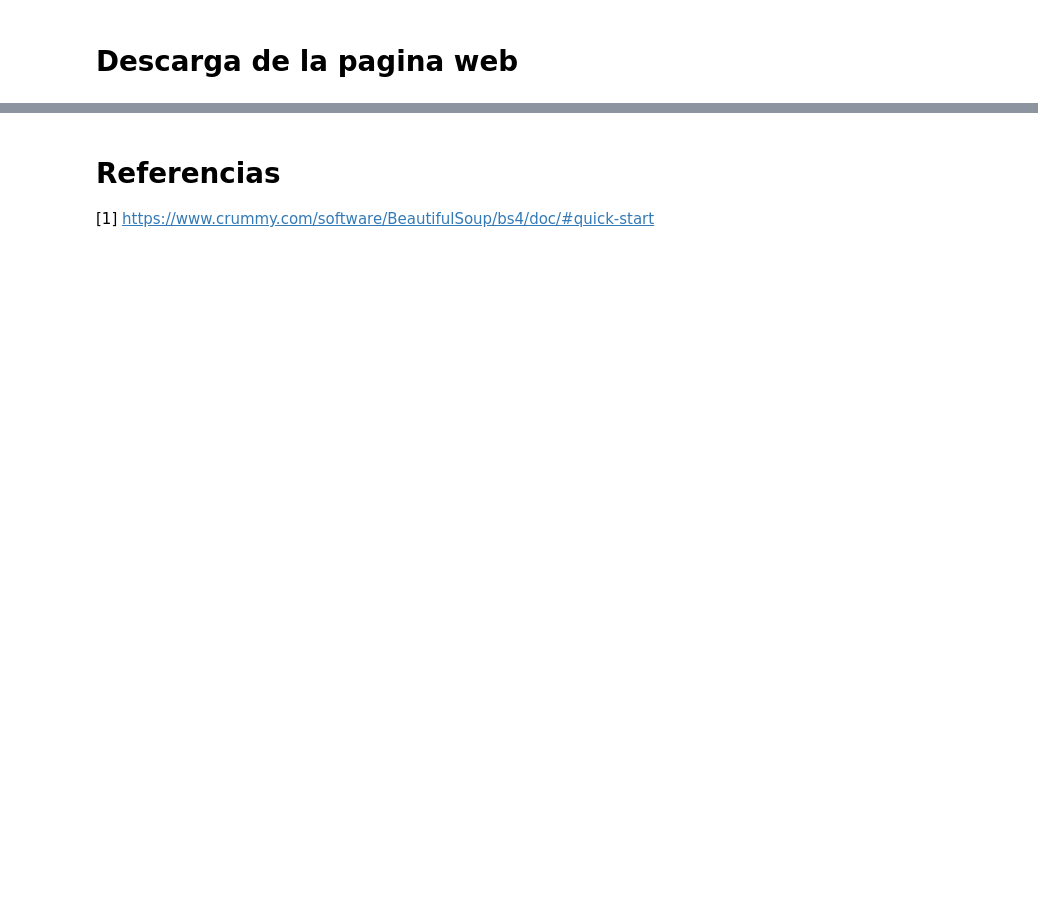
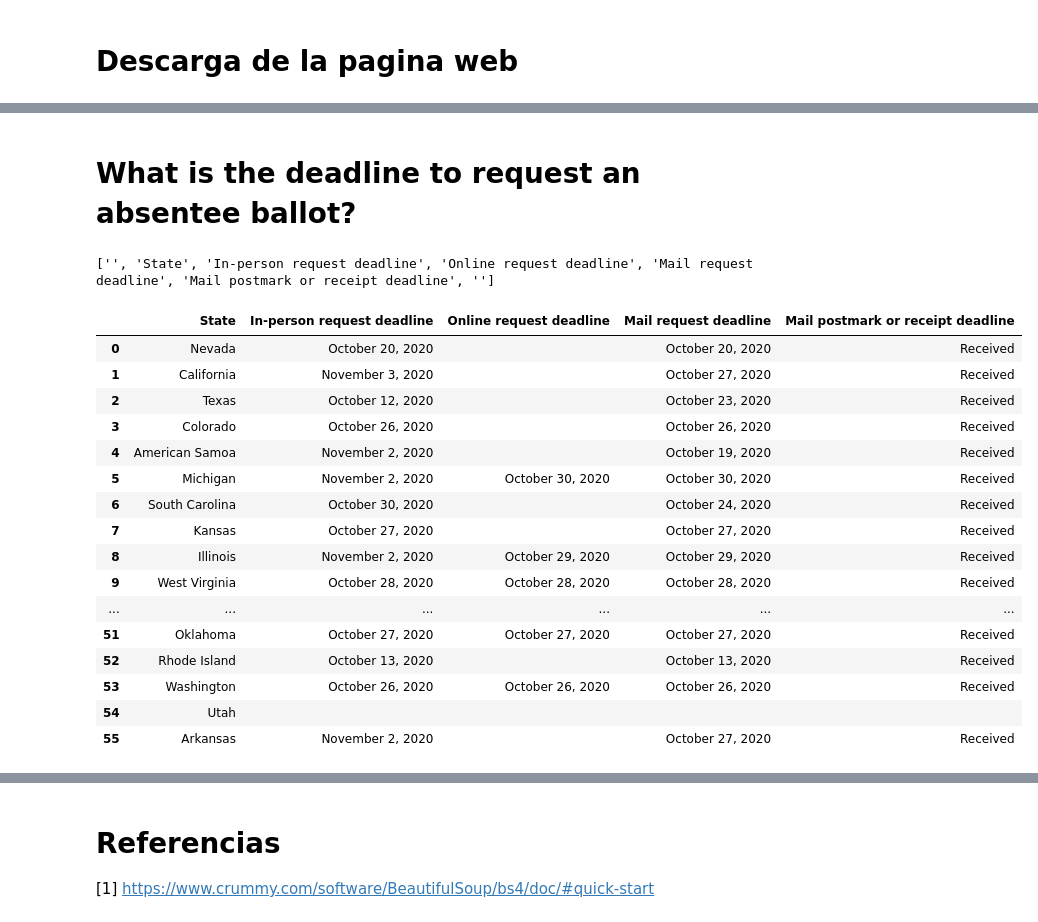
Before and after one commit to j-river1/Practica-1-de-Tipologia-y-ciclo-vida-datos, a Jupyter notebook: src/WebScrapping.ipynb, the cells around one changed output, grey strips where cells are left out. Cells and saved outputs as stored; diff of their text form; code cells hidden in the pictures; blank space fills up the shorter version.

```diff
--- a/src/WebScrapping.ipynb
+++ b/src/WebScrapping.ipynb
@@ -125,0 +737,38 @@ head
+# %% [markdown]
+# What is the deadline to request an absentee ballot?
+# %%
+table = soup2.find(lambda tag: tag.has_attr('id') and tag['id']=="AbsenteeDeadlines")
+rows = table.findAll(lambda tag: tag.name=='tr')
+
+tabla = []
+for i in range(len(rows)):
+  tabla.append(rows[i].get_text())
+
+tabla_aux = []
+for j in range(len(tabla)):
+  tabla_aux.append(tabla[j].split("\n"))
+
+
+column_names = tabla_aux.pop(0)
+df = pd.DataFrame(tabla_aux, columns=column_names)
+df4 = df[['State', 'In-person request deadline', 'Online request deadline', 'Mail request deadline', 'Mail postmark or receipt deadline']]
+df4
+# %% [output]
+['', 'State', 'In-person request deadline', 'Online request deadline', 'Mail request deadline', 'Mail postmark or receipt deadline', '']
+|  | State | In-person request deadline | Online request deadline | Mail request deadline | Mail postmark or receipt deadline |
+| 0 | Nevada | October 20, 2020 |  | October 20, 2020 | Received |
+| 1 | California | November 3, 2020 |  | October 27, 2020 | Received |
+| 2 | Texas | October 12, 2020 |  | October 23, 2020 | Received |
+| 3 | Colorado | October 26, 2020 |  | October 26, 2020 | Received |
+| 4 | American Samoa | November 2, 2020 |  | October 19, 2020 | Received |
+| 5 | Michigan | November 2, 2020 | October 30, 2020 | October 30, 2020 | Received |
+| 6 | South Carolina | October 30, 2020 |  | October 24, 2020 | Received |
+| 7 | Kansas | October 27, 2020 |  | October 27, 2020 | Received |
+| 8 | Illinois | November 2, 2020 | October 29, 2020 | October 29, 2020 | Received |
+| 9 | West Virginia | October 28, 2020 | October 28, 2020 | October 28, 2020 | Received |
+| ... | ... | ... | ... | ... | ... |
+| 51 | Oklahoma | October 27, 2020 | October 27, 2020 | October 27, 2020 | Received |
+| 52 | Rhode Island | October 13, 2020 |  | October 13, 2020 | Received |
+| 53 | Washington | October 26, 2020 | October 26, 2020 | October 26, 2020 | Received |
+| 54 | Utah |  |  |  |  |
+| 55 | Arkansas | November 2, 2020 |  | October 27, 2020 | Received |
```
Also changed, not shown: parts of 30 cells of this notebook.
